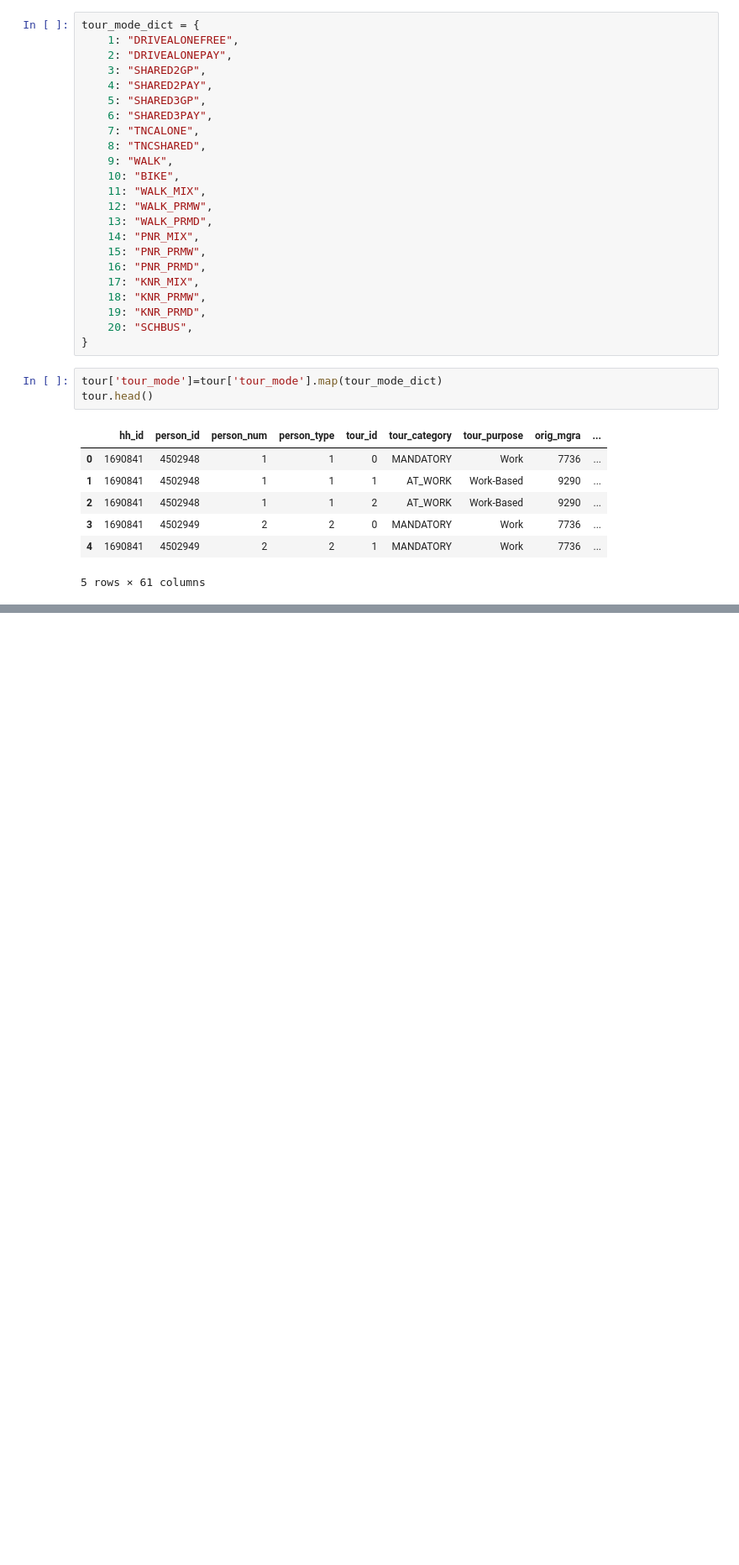
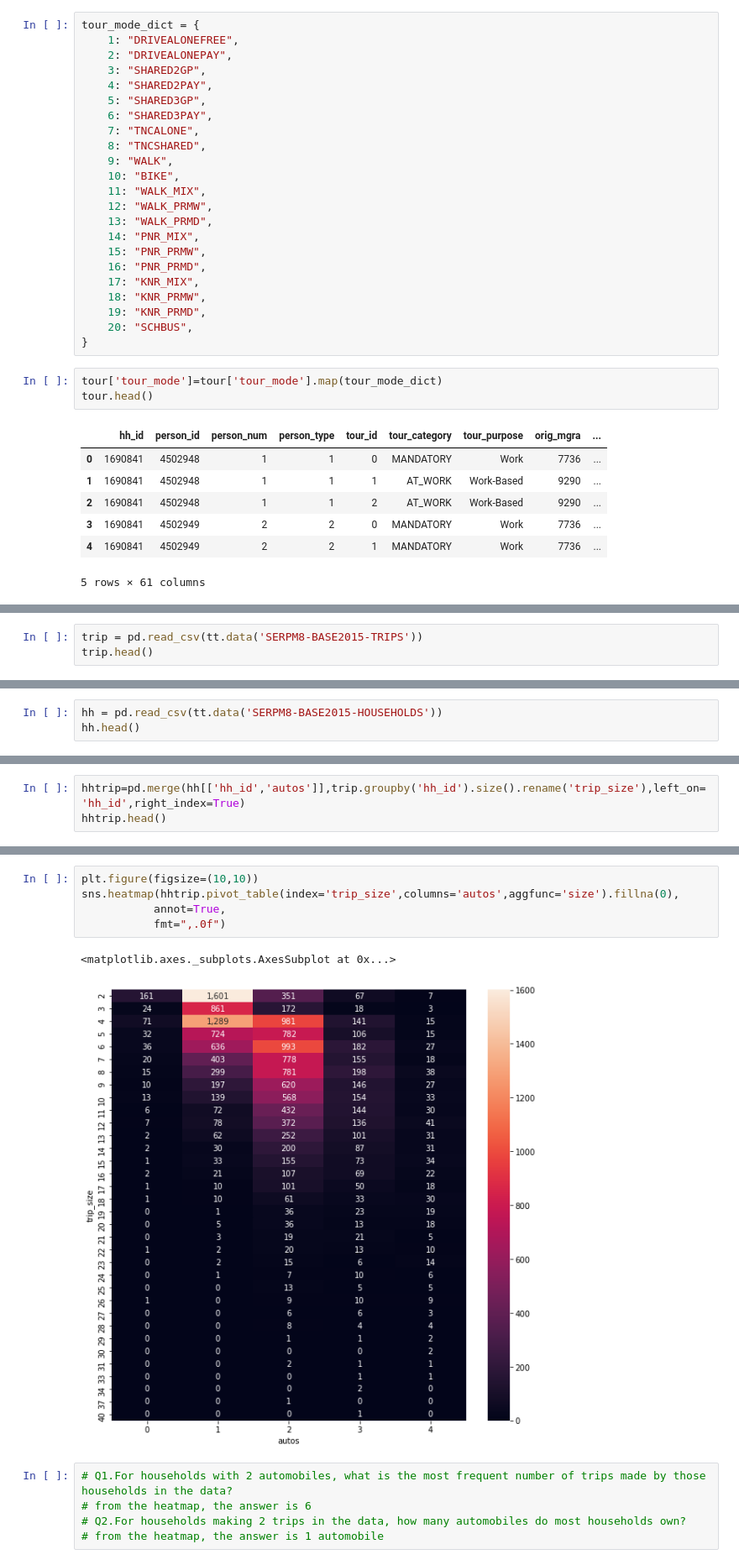
Before and after one commit to YenChuWu/transportation_exercise, a Jupyter notebook: FDOT.ipynb, the cells around one changed output, grey strips where cells are left out. Shown: that part at 84% size. Cells and saved outputs as stored; diff of their text form; blank space fills up the shorter version.

Commit message:
ex3-ex5 linear regression/heatmap/boxplot

```diff
--- a/FDOT.ipynb
+++ b/FDOT.ipynb
@@ -185,0 +265,3 @@ Name: WALK, dtype: float64
+# %%
+trip = pd.read_csv(tt.data('SERPM8-BASE2015-TRIPS'))
+trip.head()
@@ -185,0 +275,3 @@ Name: WALK, dtype: float64
+# %%
+hh = pd.read_csv(tt.data('SERPM8-BASE2015-HOUSEHOLDS'))
+hh.head()
@@ -185,0 +285,3 @@ Name: WALK, dtype: float64
+# %%
+hhtrip=pd.merge(hh[['hh_id','autos']],trip.groupby('hh_id').size().rename('trip_size'),left_on='hh_id',right_index=True)
+hhtrip.head()
@@ -185,0 +295,13 @@ Name: WALK, dtype: float64
+# %%
+plt.figure(figsize=(10,10))
+sns.heatmap(hhtrip.pivot_table(index='trip_size',columns='autos',aggfunc='size').fillna(0),
+           annot=True,
+           fmt=",.0f")
+# %% [output]
+<matplotlib.axes._subplots.AxesSubplot at 0x...>
+[figure, added]
+# %%
+# Q1.For households with 2 automobiles, what is the most frequent number of trips made by those households in the data?
+# from the heatmap, the answer is 6
+# Q2.For households making 2 trips in the data, how many automobiles do most households own?
+# from the heatmap, the answer is 1 automobile
```
Also changed, not shown: parts of 18 cells of this notebook.
